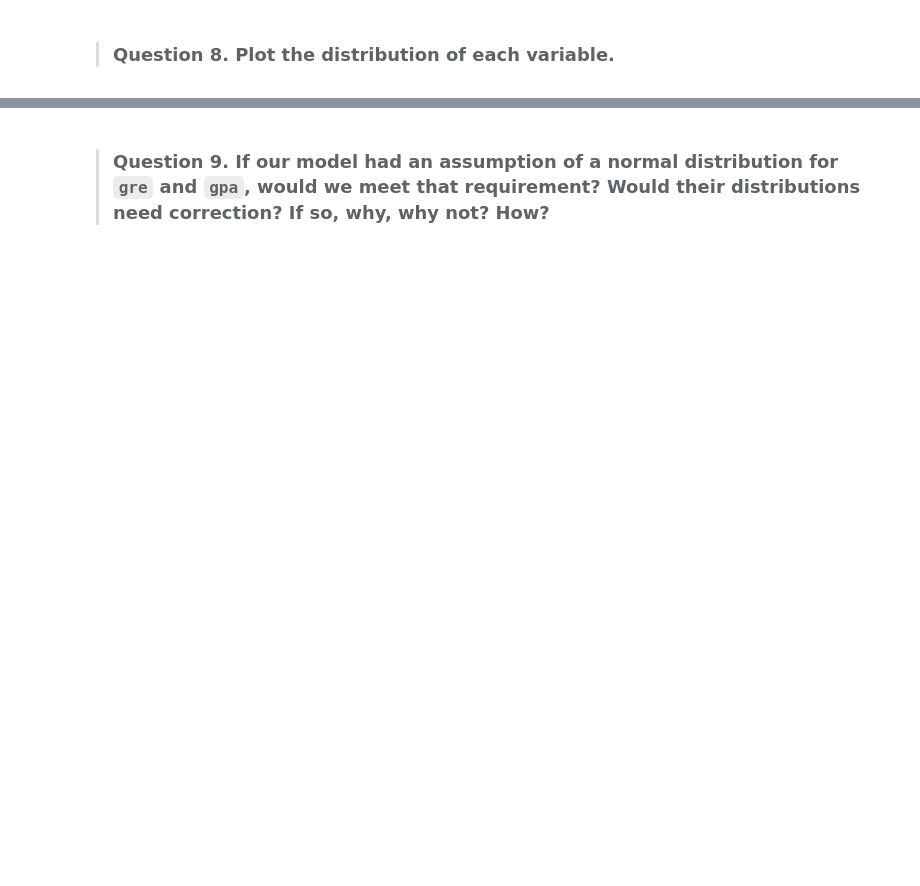
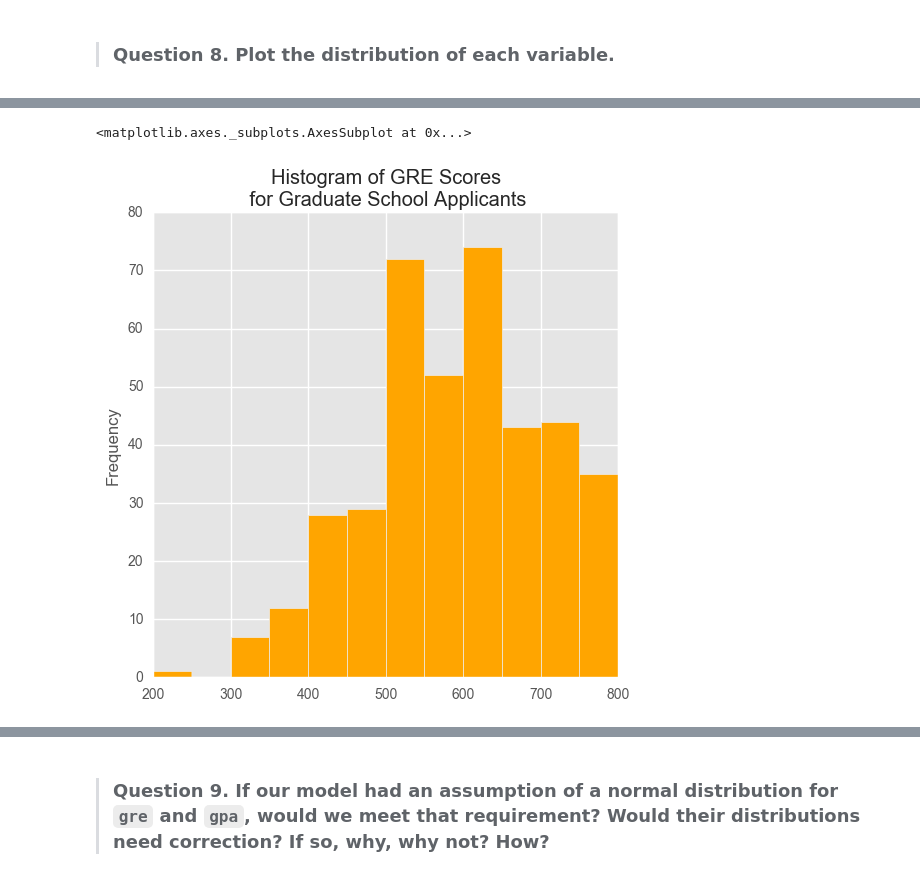
Before and after one commit to elizharwood/DS-SF-30, a Jupyter notebook: unit-project/2/notebooks/unit-project-2-Elizabeth.ipynb, the cells around one changed output, grey strips where cells are left out. Drawn from its saved outputs; the diff is of its cells as text; code cells hidden in the pictures; blank space fills up the shorter version.

```diff
--- a/unit-project/2/notebooks/unit-project-2-Elizabeth.ipynb
+++ b/unit-project/2/notebooks/unit-project-2-Elizabeth.ipynb
@@ -160,0 +164,6 @@ df_no_na.prestige.hist(figsize = (8, 8))
+# %%
+df_no_na.gre.plot(kind='hist',figsize = (6, 6),range=[200,800],bins=12,color='orange',
+                    title='Histogram of GRE Scores\n for Graduate School Applicants')
+# %% [output]
+<matplotlib.axes._subplots.AxesSubplot at 0x...>
+[figure, added]
```
Also changed, not shown: parts of 36 cells of this notebook, 2 other files.
